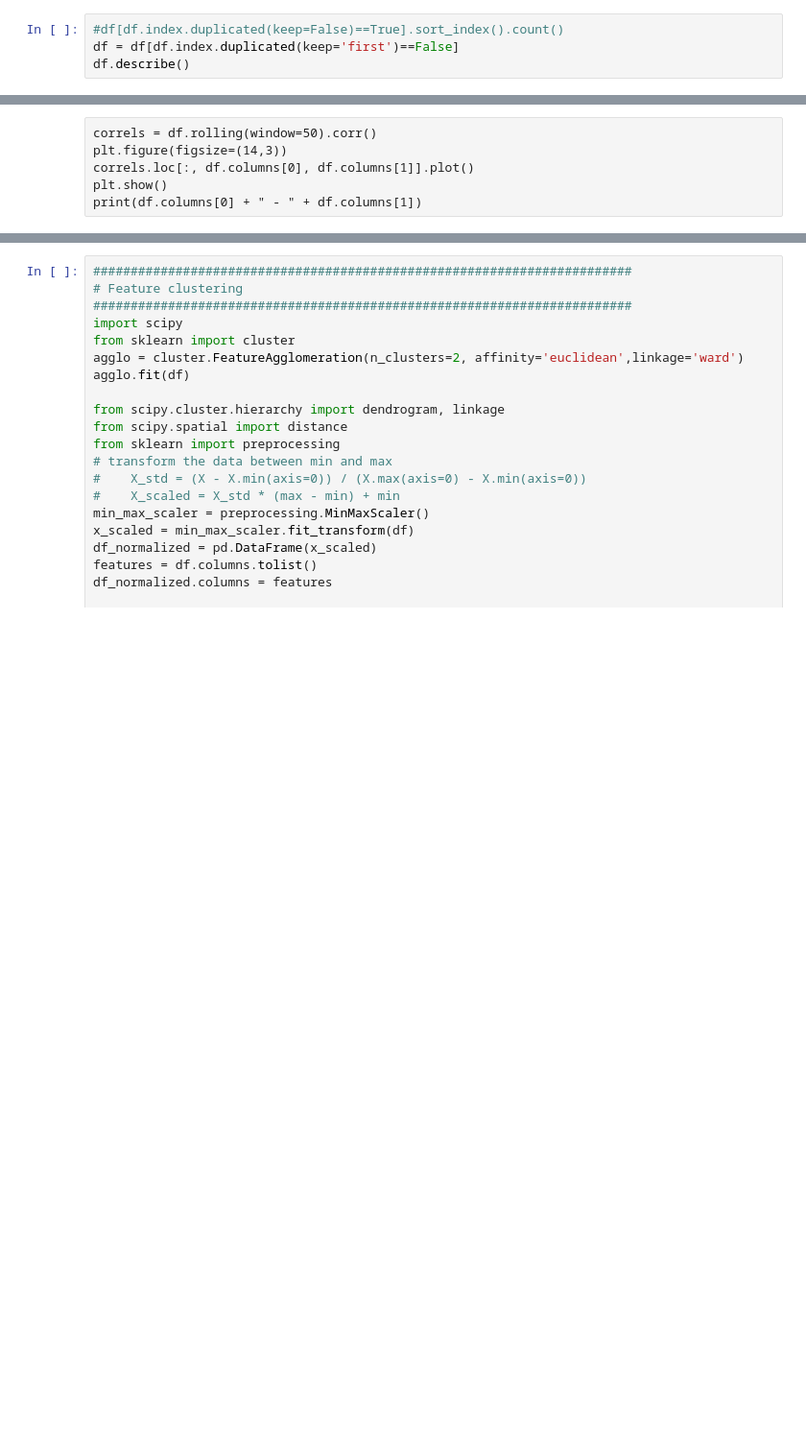
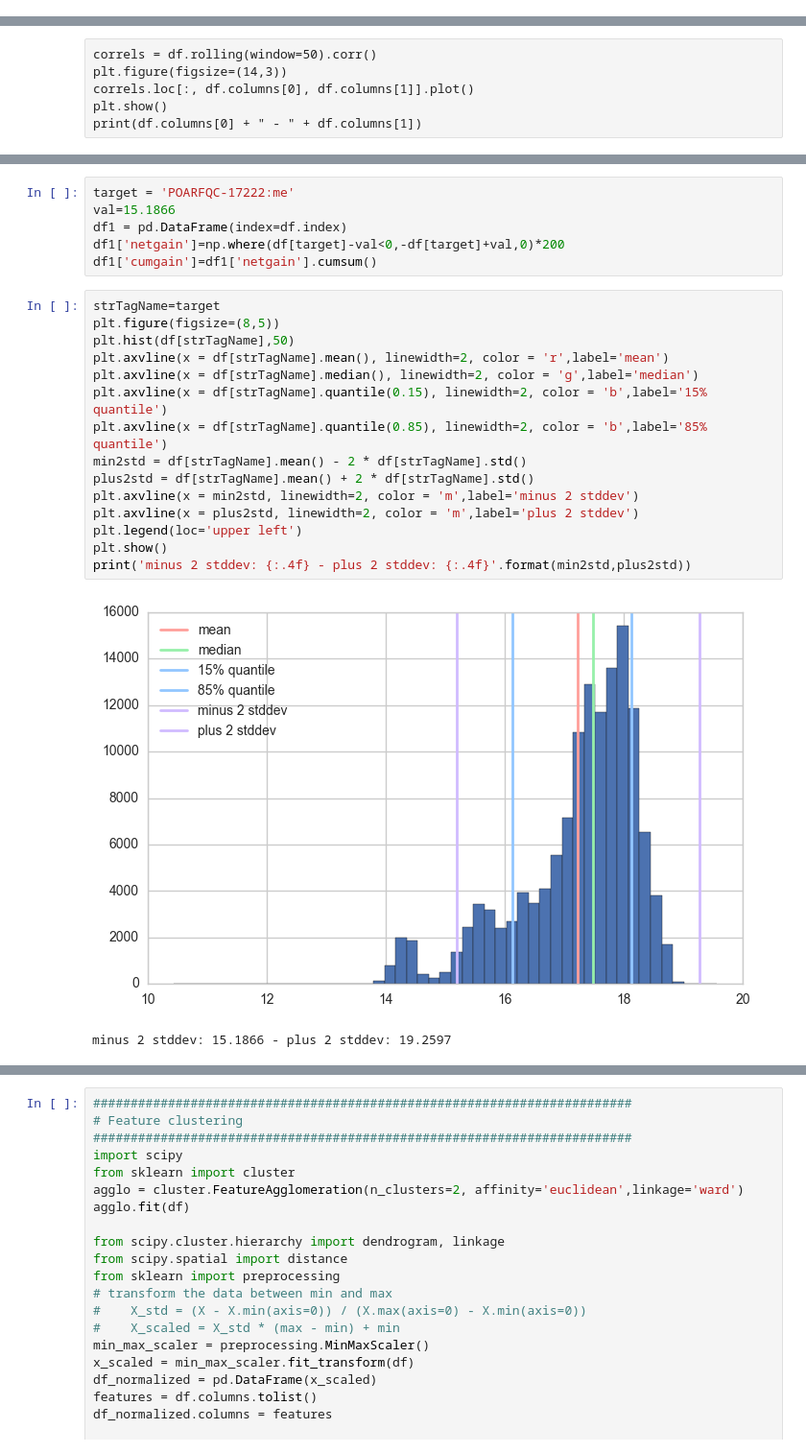
Before and after one commit to clijda/IP21analysis, a Jupyter notebook: DataExplorationIP21.ipynb, the cells around one changed output, grey strips where cells are left out. Shown at 96% size. Cells and saved outputs as stored; diff of their text form; blank space fills up the shorter version.

```diff
--- a/DataExplorationIP21.ipynb
+++ b/DataExplorationIP21.ipynb
@@ -32,7 +33,3 @@ Invalid value encountered in percentile
 | 75% | NaN | NaN | NaN | NaN | NaN | ... |
 | max | 28.730017 | 101.736916 | 78.562834 | 130.613648 | 100.000000 | ... |
 8 rows × 63 columns
-# %%
-#df[df.index.duplicated(keep=False)==True].sort_index().count()
-df = df[df.index.duplicated(keep='first')==False]
-df.describe()
@@ -198,0 +180,24 @@ print(df.columns[0] + " - " + df.columns[1])
+# %%
+target = 'POARFQC-17222:me'
+val=15.1866
+df1 = pd.DataFrame(index=df.index)
+df1['netgain']=np.where(df[target]-val<0,-df[target]+val,0)*200
+df1['cumgain']=df1['netgain'].cumsum()
+# %%
+strTagName=target
+plt.figure(figsize=(8,5))
+plt.hist(df[strTagName],50)
+plt.axvline(x = df[strTagName].mean(), linewidth=2, color = 'r',label='mean')
+plt.axvline(x = df[strTagName].median(), linewidth=2, color = 'g',label='median')
+plt.axvline(x = df[strTagName].quantile(0.15), linewidth=2, color = 'b',label='15% quantile')
+plt.axvline(x = df[strTagName].quantile(0.85), linewidth=2, color = 'b',label='85% quantile')
+min2std = df[strTagName].mean() - 2 * df[strTagName].std()
+plus2std = df[strTagName].mean() + 2 * df[strTagName].std()
+plt.axvline(x = min2std, linewidth=2, color = 'm',label='minus 2 stddev')
+plt.axvline(x = plus2std, linewidth=2, color = 'm',label='plus 2 stddev')
+plt.legend(loc='upper left')
+plt.show()
+print('minus 2 stddev: {:.4f} - plus 2 stddev: {:.4f}'.format(min2std,plus2std))
+# %% [output]
+[figure, added]
+minus 2 stddev: 15.1866 - plus 2 stddev: 19.2597
```
Also changed, not shown: parts of 21 cells of this notebook.
